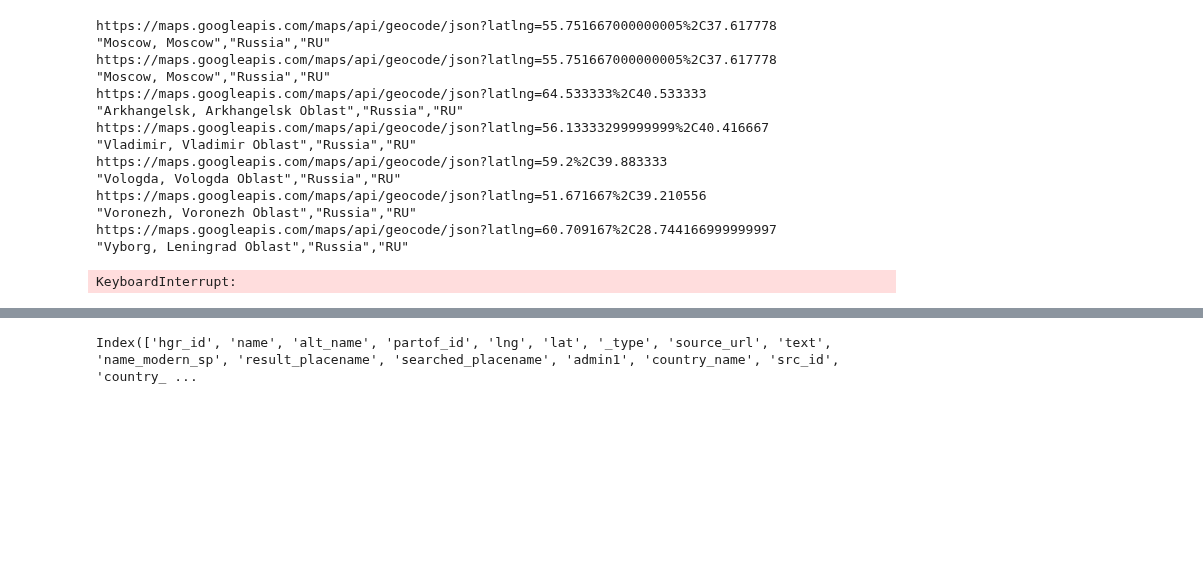
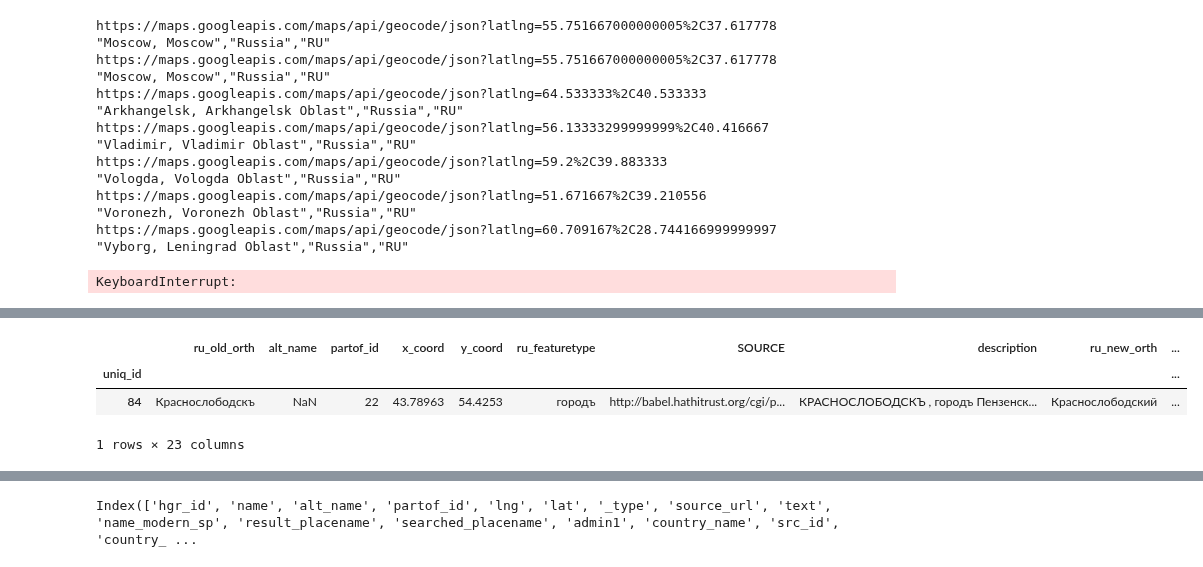
Before and after one commit to jaguillette/fungHGR, a Jupyter notebook: post-processing.ipynb, the cells around one changed output, grey strips where cells are left out. Cells and saved outputs as stored; diff of their text form; code cells hidden in the pictures; blank space fills up the shorter version.

```diff
--- a/post-processing.ipynb
+++ b/post-processing.ipynb
@@ -179,0 +248,7 @@ more_process.to_csv("hgr_test_set_4.csv",encoding='utf-8')
+# %%
+dedupe[dedupe.x_coord==43.789629999999995]
+# %% [output]
+|  | ru_old_orth | alt_name | partof_id | x_coord | y_coord | ru_featuretype | SOURCE | description | ru_new_orth | ... |
+| uniq_id |  |  |  |  |  |  |  |  |  | ... |
+| 84 | Краснослободскъ | NaN | 22 | 43.78963 | 54.4253 | городъ | http://babel.hathitrust.org/cgi/p... | КРАСНОСЛОБОДСКЪ , городъ Пензенск... | Краснослободский | ... |
+1 rows × 23 columns
```
Also changed, not shown: parts of 19 cells of this notebook, 1 other file.
